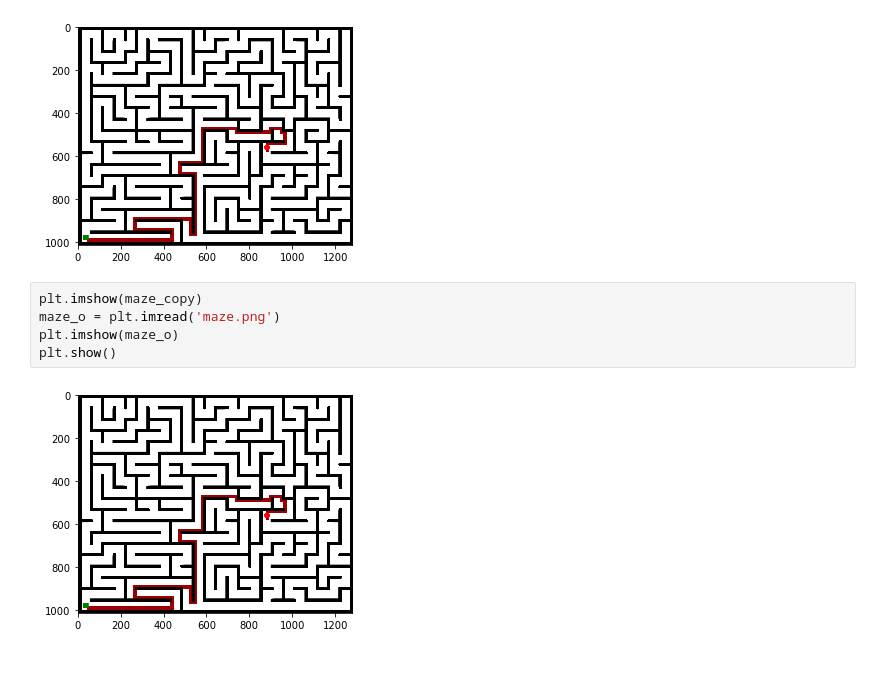
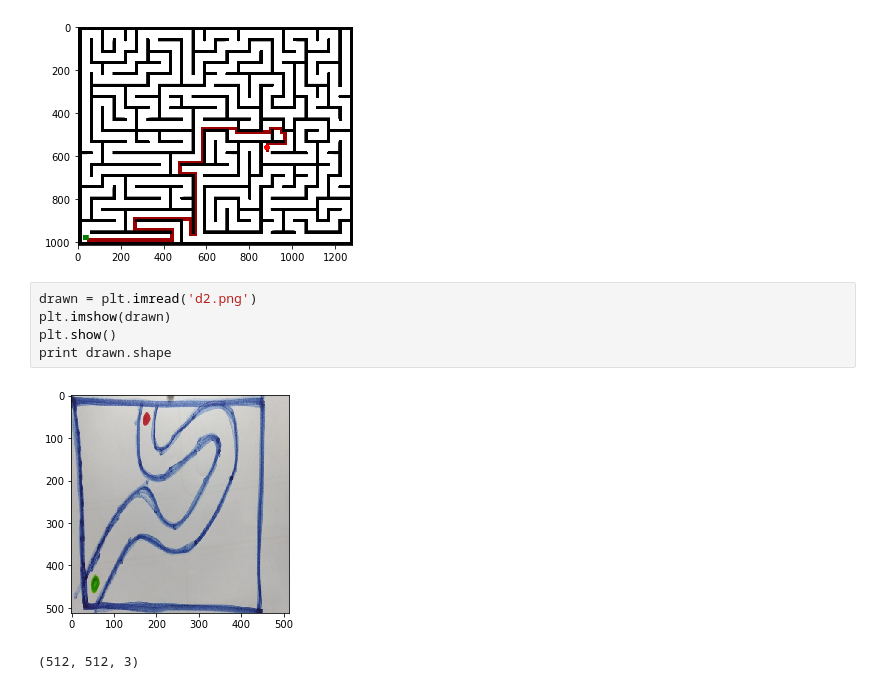
Before and after one commit to Eyecandy/mazeSolver, a Jupyter notebook: MazeSolver.ipynb, the cells around one changed output. Saved outputs shown, nothing was run; the diff lists cells and outputs as text.

```diff
--- a/MazeSolver.ipynb
+++ b/MazeSolver.ipynb
@@ -102,9 +107,10 @@ plt.show()
 # %% [output]
 [figure]
 # %%
-plt.imshow(maze_copy)
-maze_o = plt.imread('maze.png')
-plt.imshow(maze_o)
+drawn = plt.imread('d2.png')
+plt.imshow(drawn)
 plt.show()
+print drawn.shape
 # %% [output]
-[figure, old version]
+[figure, new version]
+(512, 512, 3)
```
Also changed, not shown: parts of 10 cells of this notebook, 4 other files.
